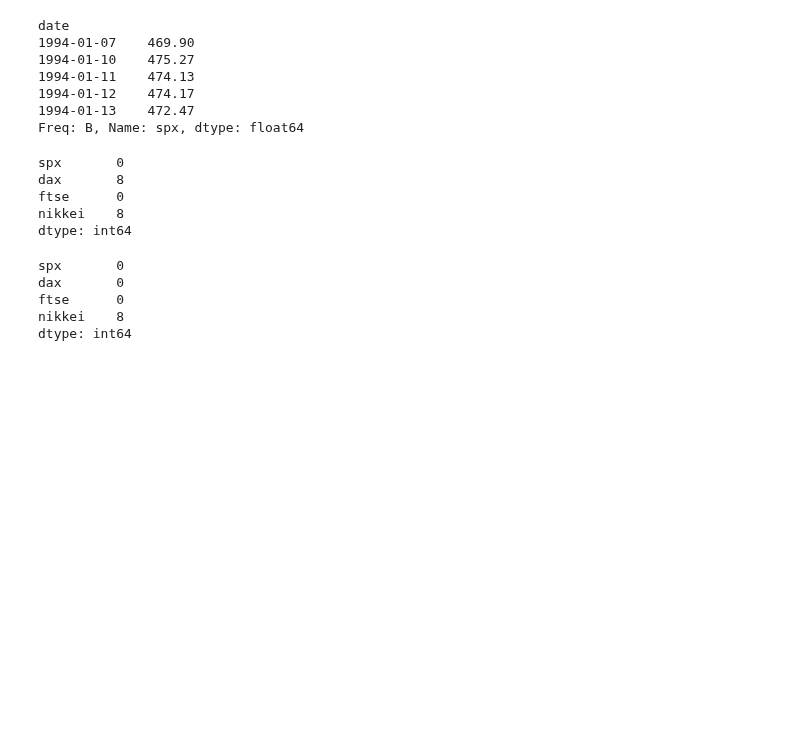
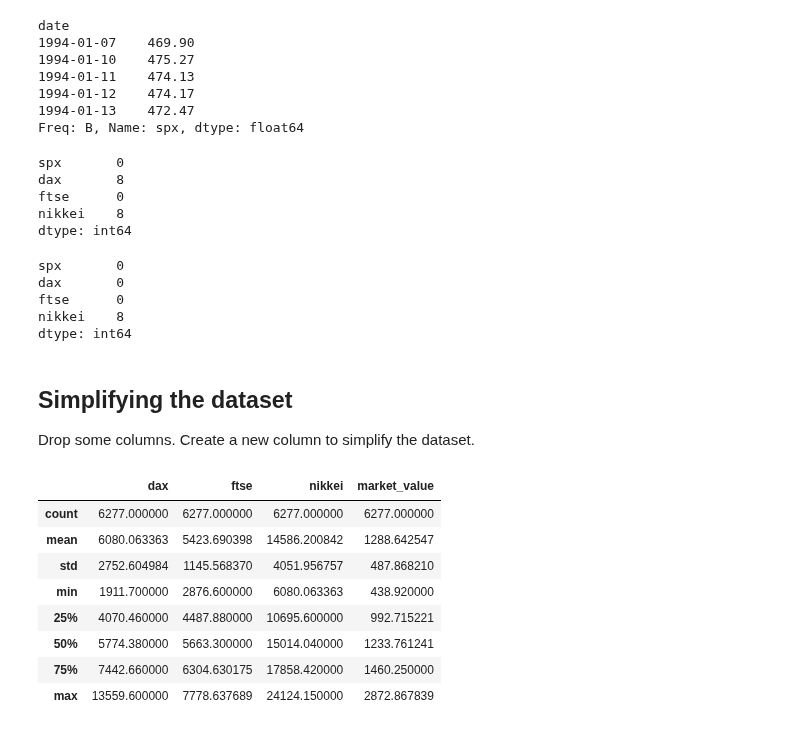
Before and after one commit to Priyo-prog/Time-series-analysis, a Jupyter notebook: Intoduction/Introduction_to_time_series.ipynb, the cells around one changed output. Saved outputs shown, nothing was run; the diff lists cells and outputs as text; code cells hidden in the pictures; blank space fills up the shorter version.

```diff
--- a/Intoduction/Introduction_to_time_series.ipynb
+++ b/Intoduction/Introduction_to_time_series.ipynb
@@ -212,3 +212,10 @@ nikkei    8
 dtype: int64
 # %%
 df_comp.nikkei = df_comp.nikkei.fillna(value=df_comp.dax.mean())
+# %% [markdown]
+## Simplifying the dataset
+
+Drop some columns. Create a new column to simplify the dataset.
+# %%
+## create a new column
+df_comp['market_value'] = df_comp.spx
@@ -214,0 +225,12 @@ df_comp.nikkei = df_comp.nikkei.fillna(value=df_comp.dax.mean())
+# %%
+df_comp.describe()
+# %% [output]
+|  | dax | ftse | nikkei | market_value |
+| count | 6277.000000 | 6277.000000 | 6277.000000 | 6277.000000 |
+| mean | 6080.063363 | 5423.690398 | 14586.200842 | 1288.642547 |
+| std | 2752.604984 | 1145.568370 | 4051.956757 | 487.868210 |
+| min | 1911.700000 | 2876.600000 | 6080.063363 | 438.920000 |
+| 25% | 4070.460000 | 4487.880000 | 10695.600000 | 992.715221 |
+| 50% | 5774.380000 | 5663.300000 | 15014.040000 | 1233.761241 |
+| 75% | 7442.660000 | 6304.630175 | 17858.420000 | 1460.250000 |
+| max | 13559.600000 | 7778.637689 | 24124.150000 | 2872.867839 |
```
Also changed, not shown: parts of 8 cells of this notebook.
